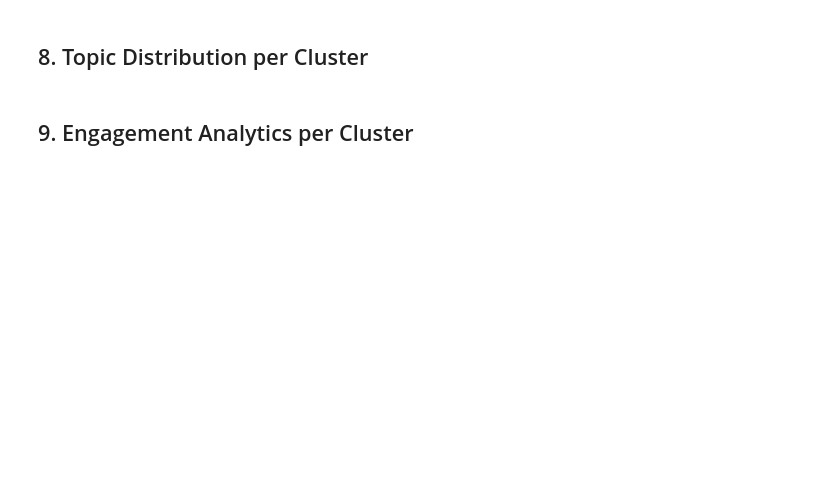
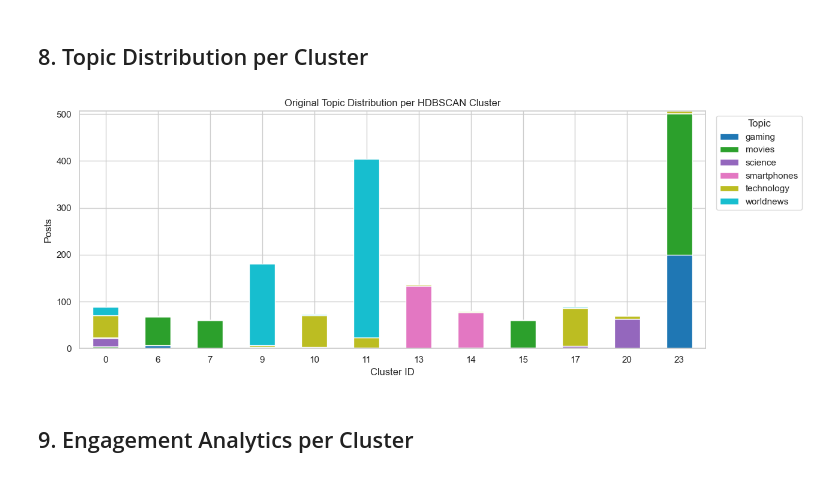
Before and after one commit to t4niha/Trend-Finder, a Jupyter notebook: hdbscan_clustering.ipynb, the cells around one changed output. Drawn from its saved outputs; the diff is of its cells as text; code cells hidden in the pictures; blank space fills up the shorter version.

```diff
--- a/hdbscan_clustering.ipynb
+++ b/hdbscan_clustering.ipynb
@@ -31,21 +31,20 @@ conn = connect_database()
 
 cursor = conn.cursor()
 cursor.execute("""
-    SELECT id, text_en, topic, created_at, likes, retweets
-    FROM trending_topics
-    WHERE text_en IS NOT NULL
-      AND TRIM(text_en) != ''
+    SELECT post_id, text_translated, niche, timestamp_utc, score, num_comments
+    FROM final_trendingtopics
+    WHERE text_translated IS NOT NULL
+      AND TRIM(text_translated) != ''
 """)
 rows = cursor.fetchall()
 cols = [desc[0] for desc in cursor.description]
 df = pd.DataFrame(rows, columns=cols)
 cursor.close()
-conn.close()
 
-df["created_at"] = pd.to_datetime(df["created_at"])
-df["likes"]    = df["likes"].fillna(0)
-df["retweets"] = df["retweets"].fillna(0)
-df["engagement"] = df["likes"] + df["retweets"]
+df["timestamp_utc"] = pd.to_datetime(df["timestamp_utc"])
+df["score"] = df["score"].fillna(0)
+df["num_comments"] = df["num_comments"].fillna(0)
+df["engagement"] = df["score"] + df["num_comments"]
 
 print(f"Loaded {len(df):,} rows")
-print(df["topic"].value_counts())
+print(df["niche"].value_counts())
@@ -60,7 +69,7 @@ tfidf = TfidfVectorizer(
     sublinear_tf=True,
     stop_words="english"
 )
-X_tfidf = tfidf.fit_transform(df["text_en"])
+X_tfidf = tfidf.fit_transform(df["text_translated"])
 print(f"TF-IDF shape: {X_tfidf.shape}")
 
 N_COMPONENTS = 100
@@ -168,22 +209,24 @@ print(f"{high_conf:.1f}% of clustered posts have confidence ≥ 0.8")
 # %%
 top_clusters = cluster_counts.head(12)["cluster"].tolist()
 pivot = (
     df[df["cluster"].isin(top_clusters)]
-    .groupby(["cluster", "topic"])
+    .groupby(["cluster", "niche"])
     .size()
     .unstack(fill_value=0)
 )
 
 fig, ax = plt.subplots(figsize=(13, 5))
 pivot.plot(kind="bar", stacked=True, colormap="tab10", ax=ax)
 ax.set_title("Original Topic Distribution per HDBSCAN Cluster")
 ax.set_xlabel("Cluster ID")
 ax.set_ylabel("Posts")
 ax.legend(title="Topic", bbox_to_anchor=(1.01, 1), loc="upper left")
 plt.xticks(rotation=0)
 plt.tight_layout()
 plt.savefig("Results/HDBSCAN/hdbscan_topic_distribution.png", bbox_inches="tight")
 plt.show()
+# %% [output]
+[figure, added]
 # %% [markdown]
 ## 9. Engagement Analytics per Cluster
 # %%
```
Also changed, not shown: parts of 11 cells of this notebook, 7 other files.
